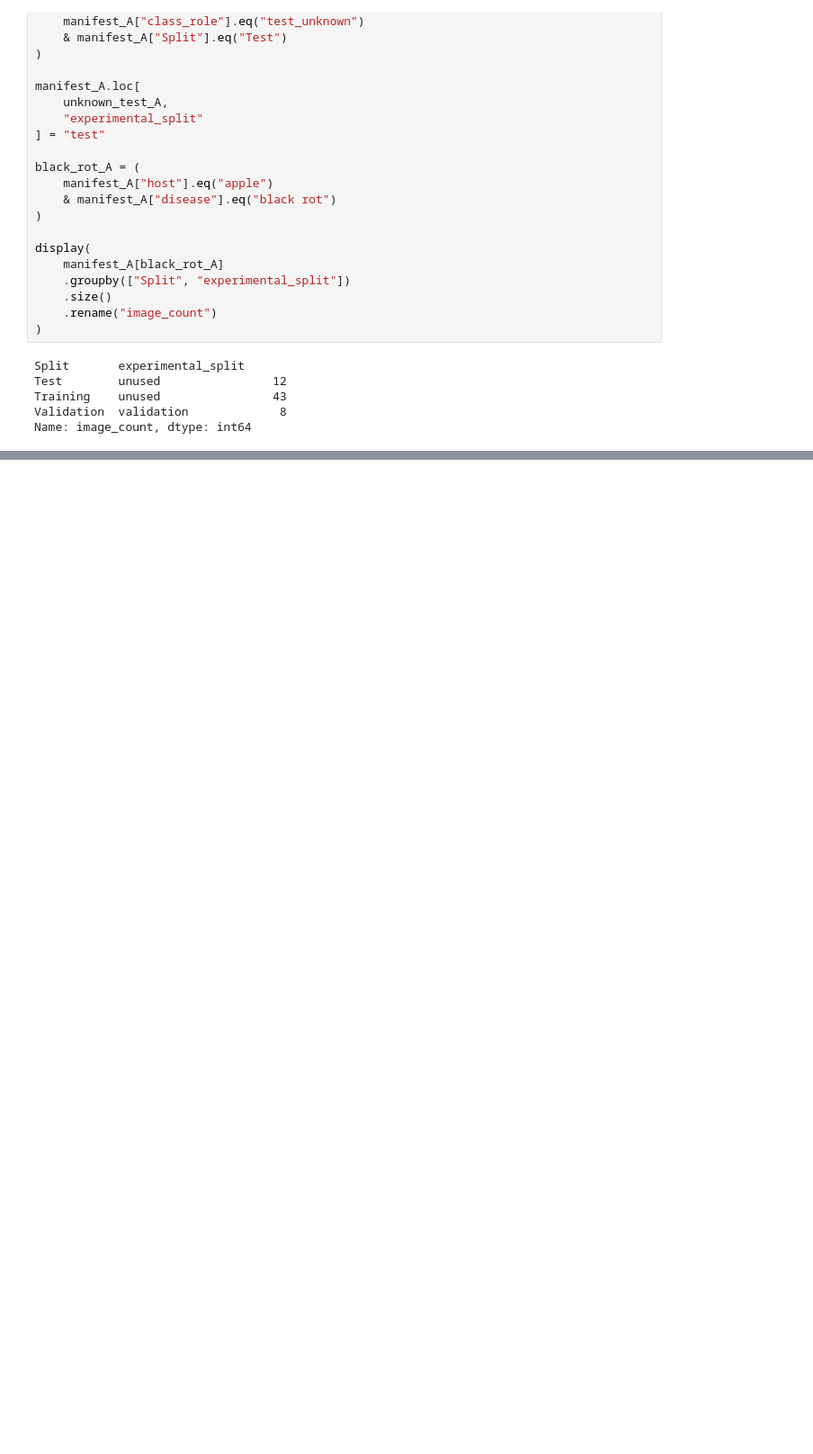
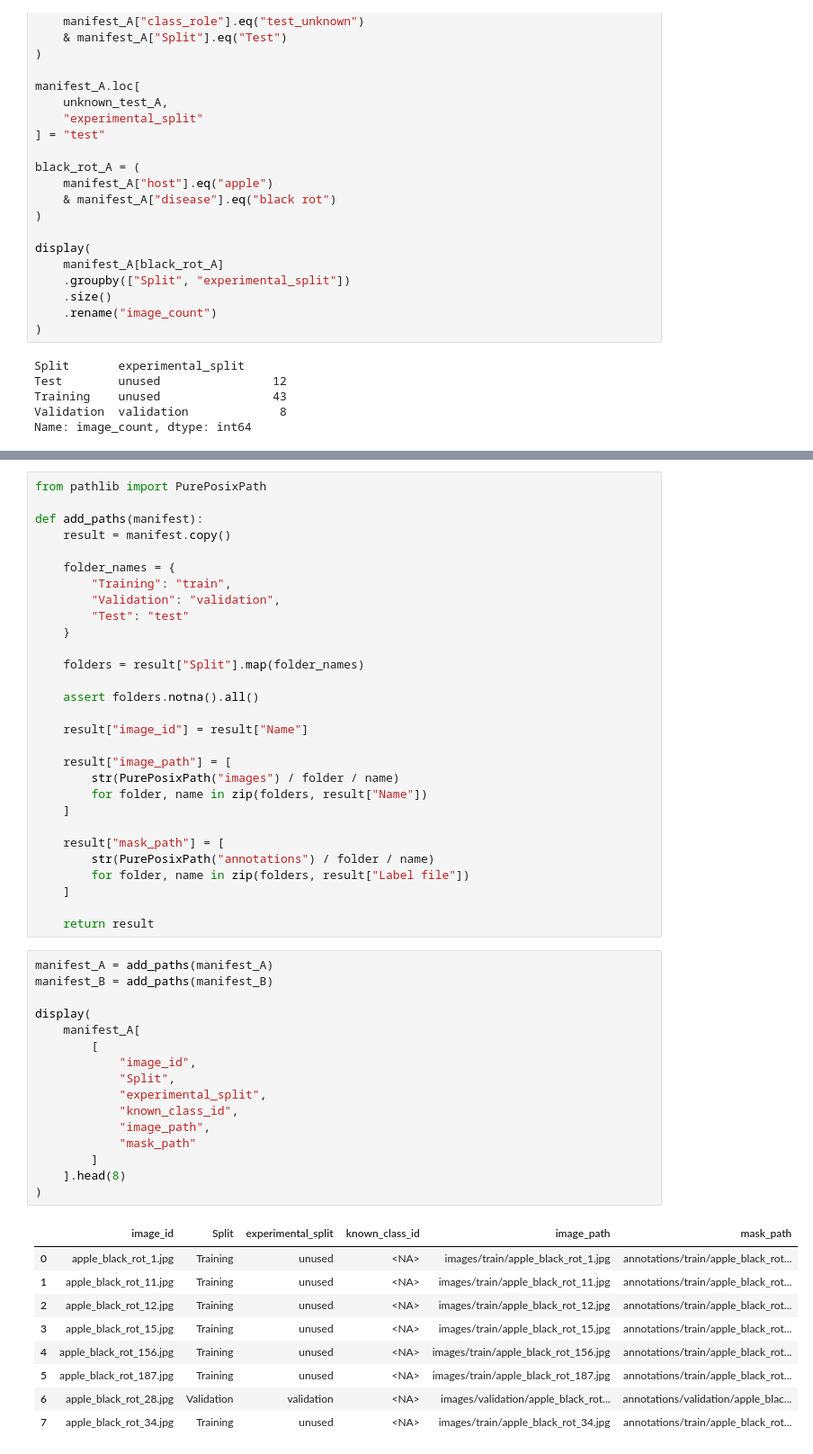
Before and after one commit to sstgp-sgl/CW2, a Jupyter notebook: data_preprocess.ipynb, the cells around one changed output, grey strips where cells are left out. Shown at 90% size. Drawn from its saved outputs; the diff is of its cells as text; blank space fills up the shorter version.

```diff
--- a/data_preprocess.ipynb
+++ b/data_preprocess.ipynb
@@ -650,0 +929,55 @@ Name: image_count, dtype: int64
+# %%
+from pathlib import PurePosixPath
+
+def add_paths(manifest):
+    result = manifest.copy()
+
+    folder_names = {
+        "Training": "train",
+        "Validation": "validation",
+        "Test": "test"
+    }
+
+    folders = result["Split"].map(folder_names)
+
+    assert folders.notna().all()
+
+    result["image_id"] = result["Name"]
+
+    result["image_path"] = [
+        str(PurePosixPath("images") / folder / name)
+        for folder, name in zip(folders, result["Name"])
+    ]
+
+    result["mask_path"] = [
+        str(PurePosixPath("annotations") / folder / name)
+        for folder, name in zip(folders, result["Label file"])
+    ]
+
+    return result
+# %%
+manifest_A = add_paths(manifest_A)
+manifest_B = add_paths(manifest_B)
+
+display(
+    manifest_A[
+        [
+            "image_id",
+            "Split",
+            "experimental_split",
+            "known_class_id",
+            "image_path",
+            "mask_path"
+        ]
+    ].head(8)
+)
+# %% [output]
+|  | image_id | Split | experimental_split | known_class_id | image_path | mask_path |
+| 0 | apple_black_rot_1.jpg | Training | unused | <NA> | images/train/apple_black_rot_1.jpg | annotations/train/apple_black_rot... |
+| 1 | apple_black_rot_11.jpg | Training | unused | <NA> | images/train/apple_black_rot_11.jpg | annotations/train/apple_black_rot... |
+| 2 | apple_black_rot_12.jpg | Training | unused | <NA> | images/train/apple_black_rot_12.jpg | annotations/train/apple_black_rot... |
+| 3 | apple_black_rot_15.jpg | Training | unused | <NA> | images/train/apple_black_rot_15.jpg | annotations/train/apple_black_rot... |
+| 4 | apple_black_rot_156.jpg | Training | unused | <NA> | images/train/apple_black_rot_156.jpg | annotations/train/apple_black_rot... |
+| 5 | apple_black_rot_187.jpg | Training | unused | <NA> | images/train/apple_black_rot_187.jpg | annotations/train/apple_black_rot... |
+| 6 | apple_black_rot_28.jpg | Validation | validation | <NA> | images/validation/apple_black_rot... | annotations/validation/apple_blac... |
+| 7 | apple_black_rot_34.jpg | Training | unused | <NA> | images/train/apple_black_rot_34.jpg | annotations/train/apple_black_rot... |
```
Also changed, not shown: parts of 10 cells of this notebook.
